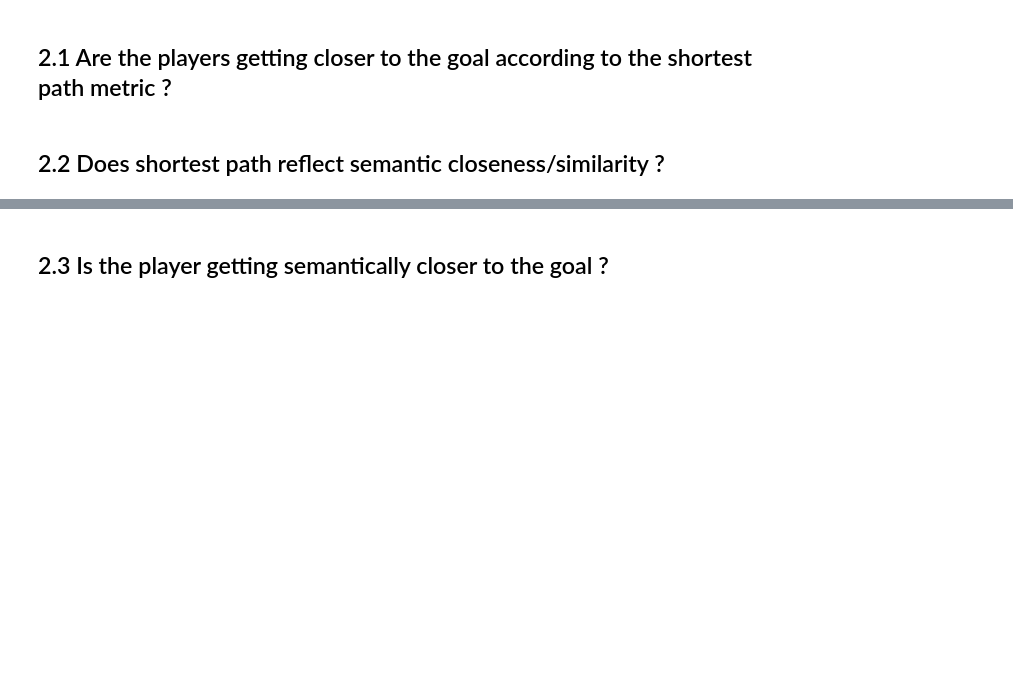
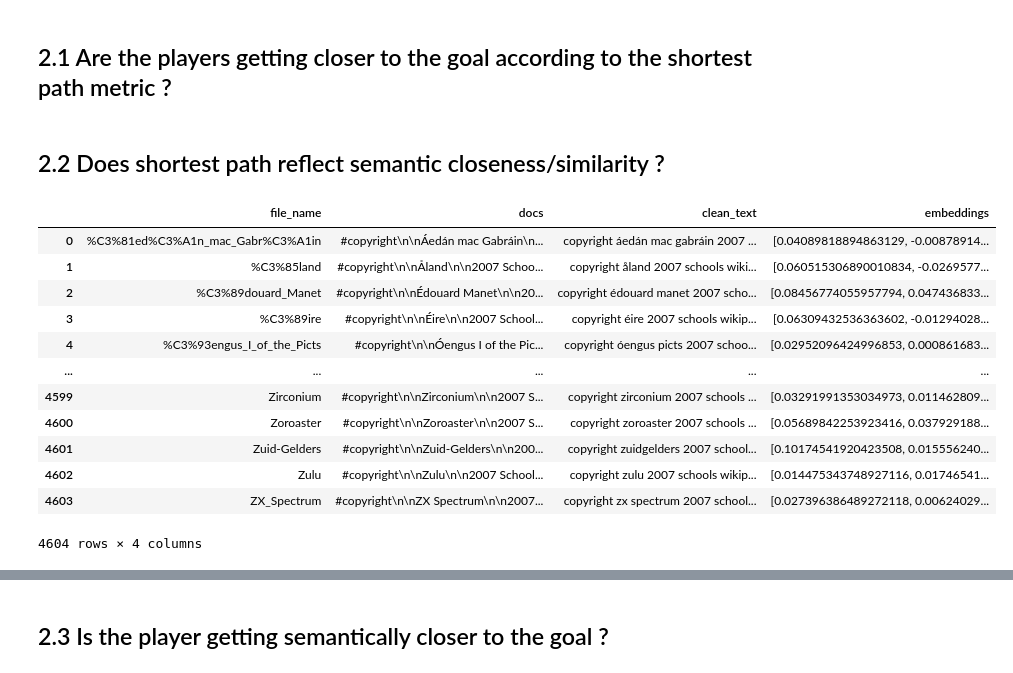
Before and after one commit to khalilacheche/ada-2022-project-adaes, a Jupyter notebook: How_Predictable_Are_Humans.ipynb, the cells around one changed output, grey strips where cells are left out. Cells and saved outputs as stored; diff of their text form; code cells hidden in the pictures; blank space fills up the shorter version.

```diff
--- a/How_Predictable_Are_Humans.ipynb
+++ b/How_Predictable_Are_Humans.ipynb
@@ -47,7 +48,7 @@ G_topics = nx.read_gpickle('data/G_topics.gpickle')
 G_general_topics = nx.read_gpickle('data/G_general_topics.gpickle')
 G_articles = nx.read_gpickle('data/G_articles.gpickle')
 
-
+df_embeddings = pd.read_pickle('data/df_embeddings.pkl')
 
 # Import useful dicts generated in Data_Engineering.ipynb
 with open('data/closeness_dict.pkl','rb') as f:
@@ -262,17 +265,21 @@ def get_shortest_path(df_shortest_paths, start, end):
 # %% [markdown]
 ## 2.2 Does shortest path reflect semantic closeness/similarity ?
 # %%
-# Import Pre-trained Bert
-model = SentenceTransformer('paraphrase-multilingual-mpnet-base-v2')
-
-# UMAP instance for dimentionnality reduction
-umap_model = umap.UMAP(n_neighbors=15, n_components=5, metric='cosine', low_memory=False)
-
-# HDBSCAN instance for clustering
-hdbscan_model = hdbscan.HDBSCAN(min_cluster_size=200, metric='euclidean', prediction_data=True)
-
-# Topic Model for embedding
-topic_model = BERTopic(embedding_model=model,umap_model = umap_model, hdbscan_model = hdbscan_model)
+df_embeddings
+# %% [output]
+|  | file_name | docs | clean_text | embeddings |
+| 0 | %C3%81ed%C3%A1n_mac_Gabr%C3%A1in | #copyright\n\nÁedán mac Gabráin\n... | copyright áedán mac gabráin 2007 ... | [0.04089818894863129, -0.00878914... |
+| 1 | %C3%85land | #copyright\n\nÅland\n\n2007 Schoo... | copyright åland 2007 schools wiki... | [0.060515306890010834, -0.0269577... |
+| 2 | %C3%89douard_Manet | #copyright\n\nÉdouard Manet\n\n20... | copyright édouard manet 2007 scho... | [0.08456774055957794, 0.047436833... |
+| 3 | %C3%89ire | #copyright\n\nÉire\n\n2007 School... | copyright éire 2007 schools wikip... | [0.06309432536363602, -0.01294028... |
+| 4 | %C3%93engus_I_of_the_Picts | #copyright\n\nÓengus I of the Pic... | copyright óengus picts 2007 schoo... | [0.02952096424996853, 0.000861683... |
+| ... | ... | ... | ... | ... |
+| 4599 | Zirconium | #copyright\n\nZirconium\n\n2007 S... | copyright zirconium 2007 schools ... | [0.03291991353034973, 0.011462809... |
+| 4600 | Zoroaster | #copyright\n\nZoroaster\n\n2007 S... | copyright zoroaster 2007 schools ... | [0.05689842253923416, 0.037929188... |
+| 4601 | Zuid-Gelders | #copyright\n\nZuid-Gelders\n\n200... | copyright zuidgelders 2007 school... | [0.10174541920423508, 0.015556240... |
+| 4602 | Zulu | #copyright\n\nZulu\n\n2007 School... | copyright zulu 2007 schools wikip... | [0.014475343748927116, 0.01746541... |
+| 4603 | ZX_Spectrum | #copyright\n\nZX Spectrum\n\n2007... | copyright zx spectrum 2007 school... | [0.027396386489272118, 0.00624029... |
+4604 rows × 4 columns
 # %%
 # Embed all article pages and retrieve topics
 
```
Also changed, not shown: parts of 7 cells of this notebook.
